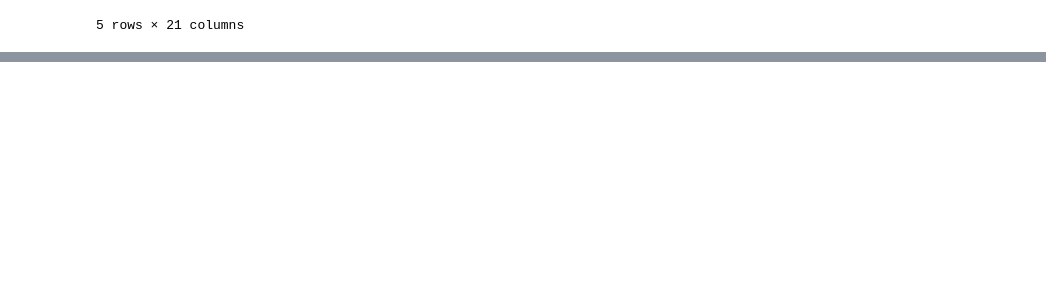
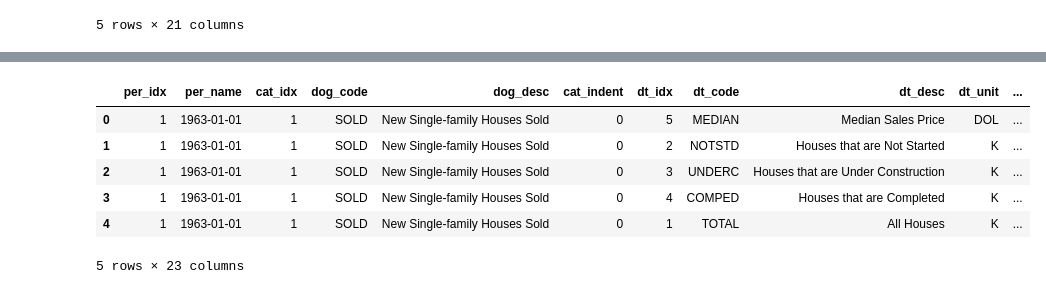
Before and after one commit to Kdotseth7/DSA-python, a Jupyter notebook: data_manipulation/data_manipulation.ipynb, the cells around one changed output, grey strips where cells are left out. Saved outputs shown, nothing was run; the diff lists cells and outputs as text; code cells hidden in the pictures; blank space fills up the shorter version.

```diff
--- a/data_manipulation/data_manipulation.ipynb
+++ b/data_manipulation/data_manipulation.ipynb
@@ -115,0 +149,4 @@ df.head()
+# %%
+# Drop duplicate rows
+df.drop_duplicates(inplace=True)
+df.head()
@@ -201,3 +245,7 @@ df.head()
 | 17 | 2 | 1963-02-01 | 3 | FORSALE | New Single-family Houses For Sale | 0 | 7 | MONSUP | Months' Supply at Current Sales Rate | MO | ... |
 | 26 | 3 | 1963-03-01 | 3 | FORSALE | New Single-family Houses For Sale | 0 | 7 | MONSUP | Months' Supply at Current Sales Rate | MO | ... |
 5 rows × 21 columns
+# %%
+# Select rows using isin() clause
+df = df[df['cat_idx'].isin([1, 3])]
+df.head()
@@ -203,0 +259,5 @@ df.head()
+# %%
+# Lambda Apply function pandas
+df['dt_idx_sq'] = df['dt_idx'].apply(lambda x: x**2)
+df['tokenized_desc'] = df['cat_desc'].apply(lambda x: x.split())
+df.head()
@@ -203,0 +272,7 @@ df.head()
+# %%
+# Apply function on a single row of multiple columns
+def random_fn(row2, row3):
+    return row2 == 1 and row3 == 'SOLD'
+
+df['random_op'] = df.apply(lambda row: random_fn(row[2], row[3]), axis=1)
+df.head()
@@ -203,0 +287,15 @@ df.head()
+# %%
+# Rename columns
+df.rename(columns={
+    'cat_code': 'dog_code',
+    'cat_desc': 'dog_desc'
+}, inplace=True)
+df.head()
+# %% [output]
+|  | per_idx | per_name | cat_idx | dog_code | dog_desc | cat_indent | dt_idx | dt_code | dt_desc | dt_unit | ... |
+| 0 | 1 | 1963-01-01 | 1 | SOLD | New Single-family Houses Sold | 0 | 5 | MEDIAN | Median Sales Price | DOL | ... |
+| 1 | 1 | 1963-01-01 | 1 | SOLD | New Single-family Houses Sold | 0 | 2 | NOTSTD | Houses that are Not Started | K | ... |
+| 2 | 1 | 1963-01-01 | 1 | SOLD | New Single-family Houses Sold | 0 | 3 | UNDERC | Houses that are Under Construction | K | ... |
+| 3 | 1 | 1963-01-01 | 1 | SOLD | New Single-family Houses Sold | 0 | 4 | COMPED | Houses that are Completed | K | ... |
+| 4 | 1 | 1963-01-01 | 1 | SOLD | New Single-family Houses Sold | 0 | 1 | TOTAL | All Houses | K | ... |
+5 rows × 23 columns
```
Also changed, not shown: parts of 16 cells of this notebook, 2 other files.
